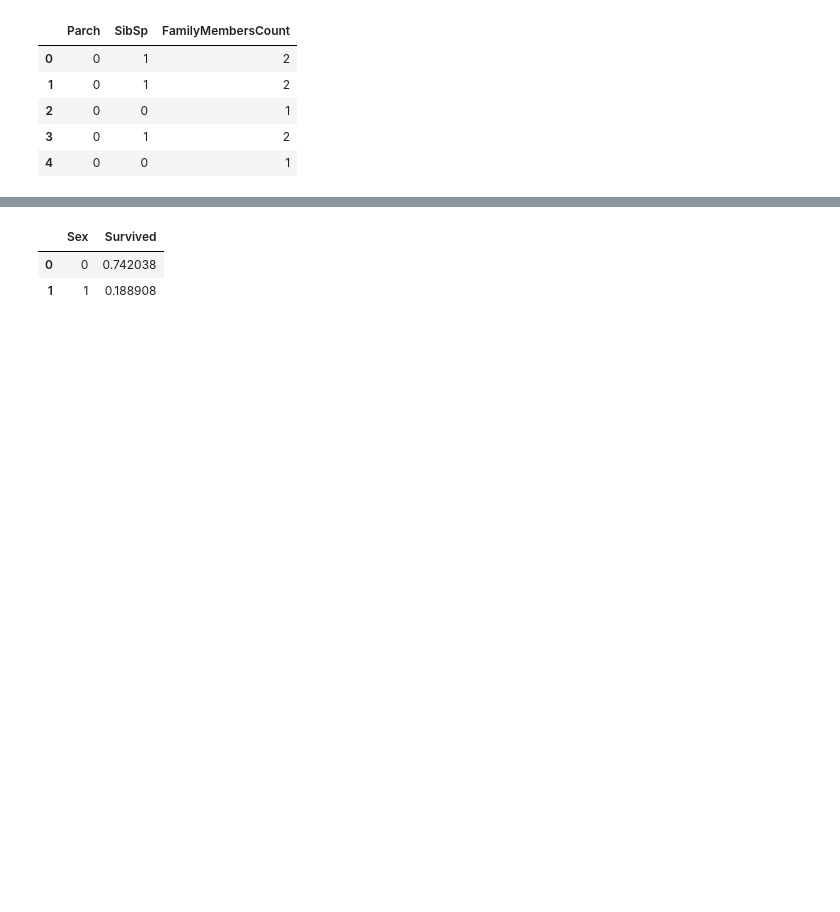
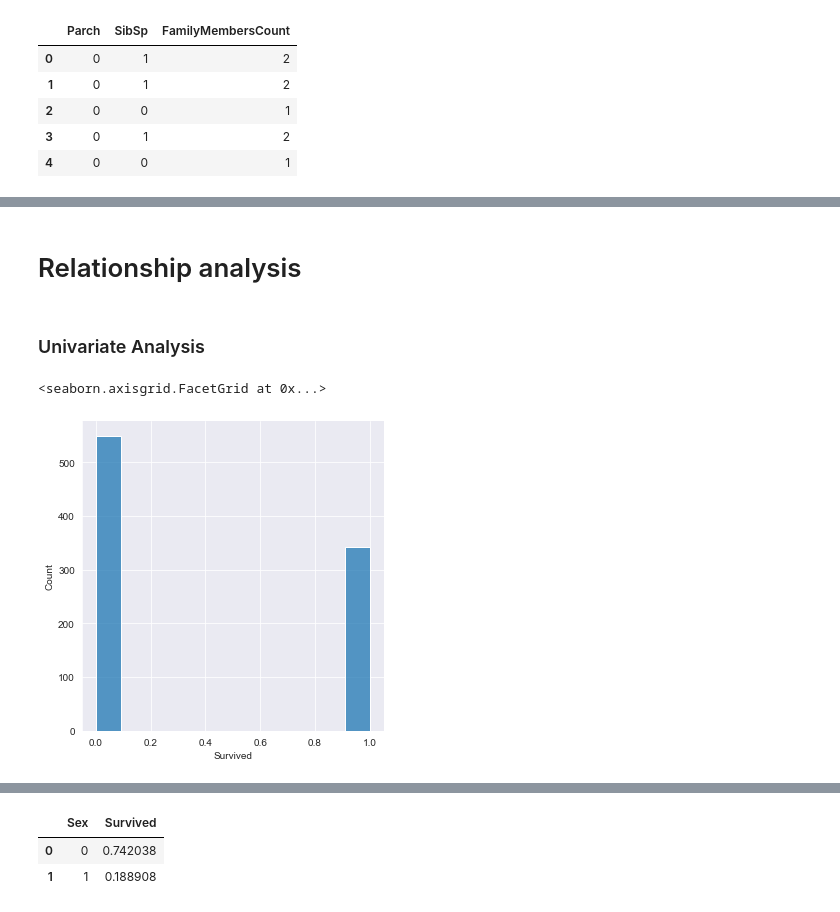
Before and after one commit to Markuski2023/MLGit, a Jupyter notebook: Oblig1/classification.ipynb, the cells around one changed output, grey strips where cells are left out. Cells and saved outputs as stored; diff of their text form; code cells hidden in the pictures; blank space fills up the shorter version.

```diff
--- a/Oblig1/classification.ipynb
+++ b/Oblig1/classification.ipynb
@@ -249,0 +227,9 @@ df.head()
+# %% [markdown]
+# Relationship analysis
+# %% [markdown]
+### Univariate Analysis
+# %%
+sns.displot(df['Survived'])
+# %% [output]
+<seaborn.axisgrid.FacetGrid at 0x...>
+[figure, added]
```
Also changed, not shown: parts of 69 cells of this notebook.
